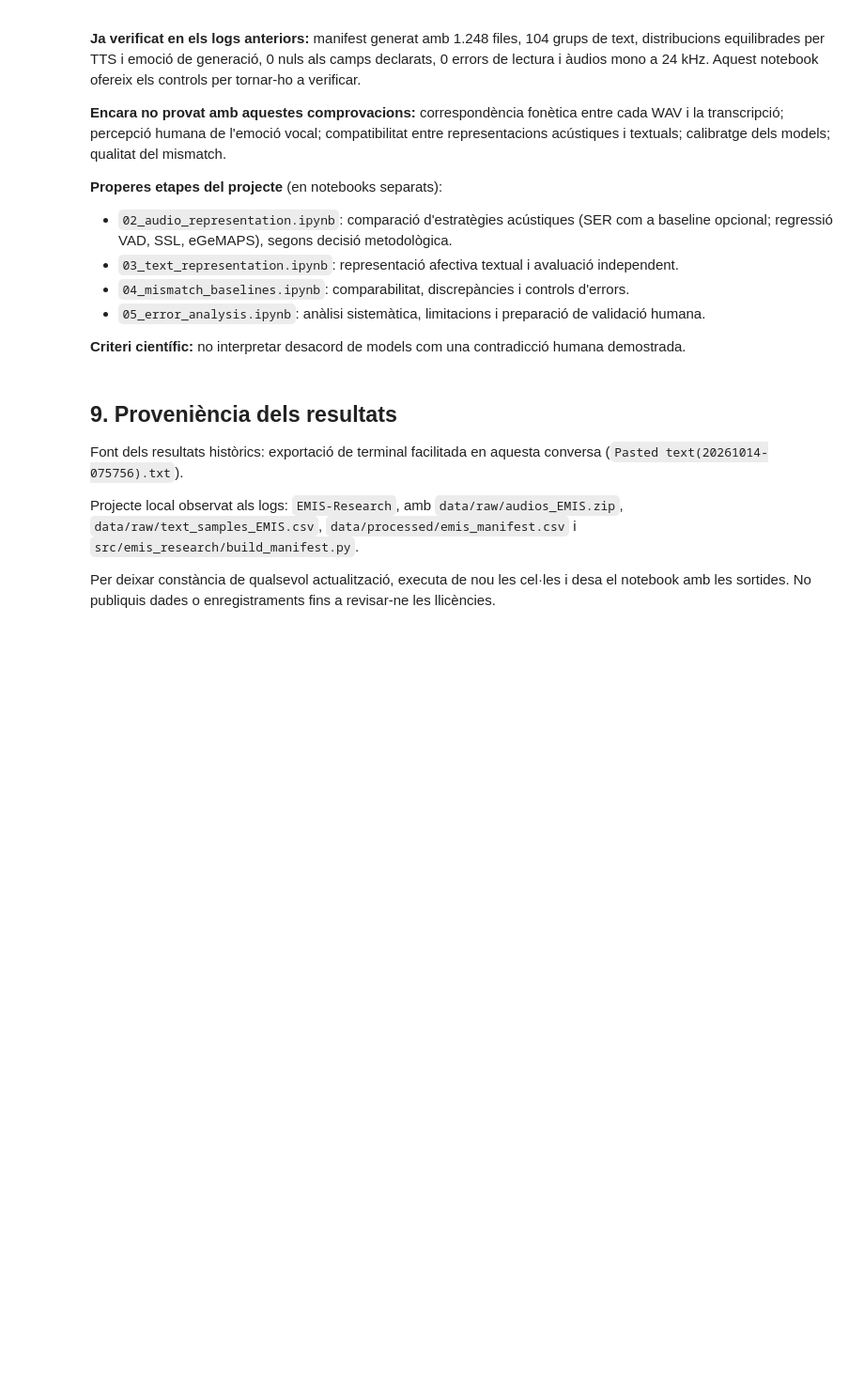
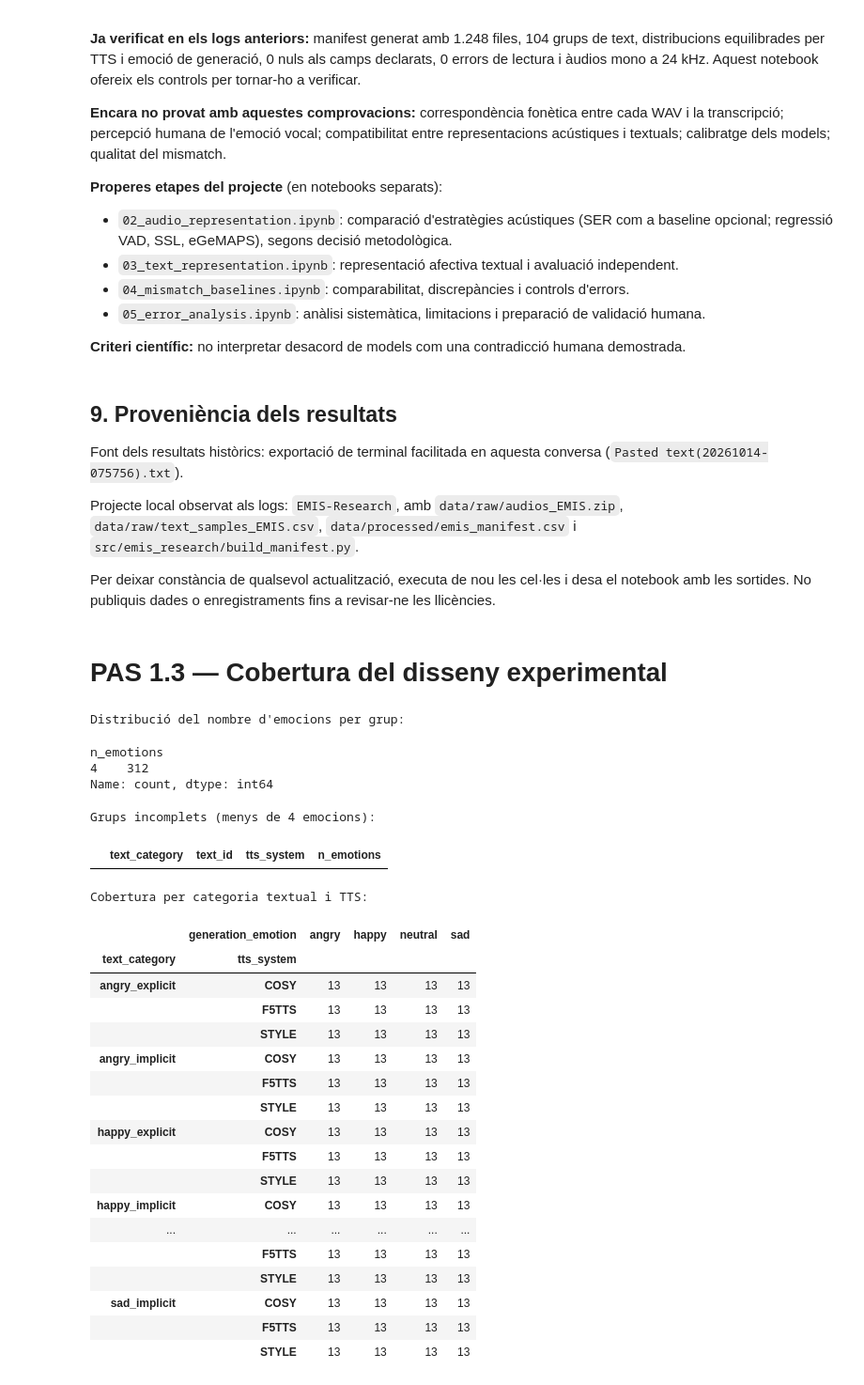
Before and after one commit to nat6086/EMIS-Research, a Jupyter notebook: notebooks/01_EMIS_dataset_audit.ipynb, the cells around one changed output. Shown at 94% size. Cells and saved outputs as stored; diff of their text form; code cells hidden in the pictures; blank space fills up the shorter version.

```diff
--- a/notebooks/01_EMIS_dataset_audit.ipynb
+++ b/notebooks/01_EMIS_dataset_audit.ipynb
@@ -469,3 +529,56 @@ Font dels resultats històrics: exportació de terminal facilitada en aquesta co
 Projecte local observat als logs: `EMIS-Research`, amb `data/raw/audios_EMIS.zip`, `data/raw/text_samples_EMIS.csv`, `data/processed/emis_manifest.csv` i `src/emis_research/build_manifest.py`.
 
 Per deixar constància de qualsevol actualització, executa de nou les cel·les i desa el notebook amb les sortides. No publiquis dades o enregistraments fins a revisar-ne les llicències.
+# %% [markdown]
+# PAS 1.3 — Cobertura del disseny experimental
+# %%
+group_cols = ["text_category", "text_id", "tts_system"]
+
+coverage = (
+    manifest.groupby(group_cols, dropna=False)
+    ["generation_emotion"]
+    .nunique()
+    .reset_index(name="n_emotions")
+)
+
+print("Distribució del nombre d'emocions per grup:")
+display(coverage["n_emotions"].value_counts().sort_index())
+
+print("\nGrups incomplets (menys de 4 emocions):")
+incomplete = coverage[coverage["n_emotions"] < 4]
+display(incomplete)
+
+print("\nCobertura per categoria textual i TTS:")
+display(
+    manifest.groupby(
+        ["text_category", "tts_system"]
+    )["generation_emotion"]
+    .value_counts()
+    .unstack(fill_value=0)
+)
+# %% [output]
+Distribució del nombre d'emocions per grup:
+n_emotions
+4    312
+Name: count, dtype: int64
+Grups incomplets (menys de 4 emocions):
+|  | text_category | text_id | tts_system | n_emotions |
+Cobertura per categoria textual i TTS:
+|  | generation_emotion | angry | happy | neutral | sad |
+| text_category | tts_system |  |  |  |  |
+| angry_explicit | COSY | 13 | 13 | 13 | 13 |
+|  | F5TTS | 13 | 13 | 13 | 13 |
+|  | STYLE | 13 | 13 | 13 | 13 |
+| angry_implicit | COSY | 13 | 13 | 13 | 13 |
+|  | F5TTS | 13 | 13 | 13 | 13 |
+|  | STYLE | 13 | 13 | 13 | 13 |
+| happy_explicit | COSY | 13 | 13 | 13 | 13 |
+|  | F5TTS | 13 | 13 | 13 | 13 |
+|  | STYLE | 13 | 13 | 13 | 13 |
+| happy_implicit | COSY | 13 | 13 | 13 | 13 |
+| ... | ... | ... | ... | ... | ... |
+|  | F5TTS | 13 | 13 | 13 | 13 |
+|  | STYLE | 13 | 13 | 13 | 13 |
+| sad_implicit | COSY | 13 | 13 | 13 | 13 |
+|  | F5TTS | 13 | 13 | 13 | 13 |
+|  | STYLE | 13 | 13 | 13 | 13 |
```
Also changed, not shown: parts of 11 cells of this notebook, 1 other file.
